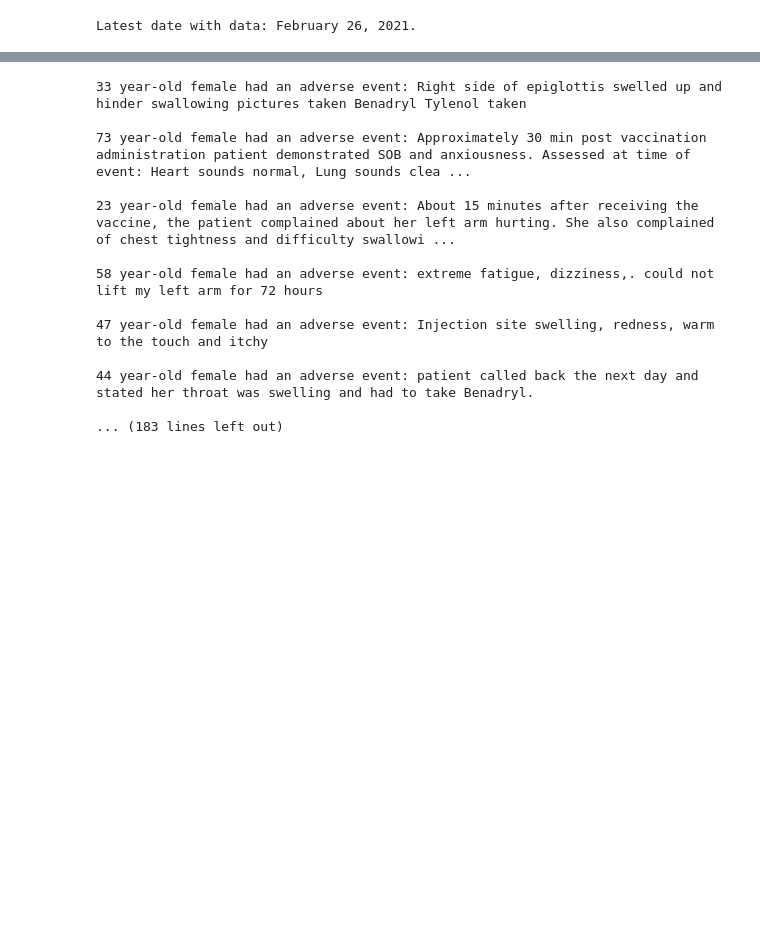
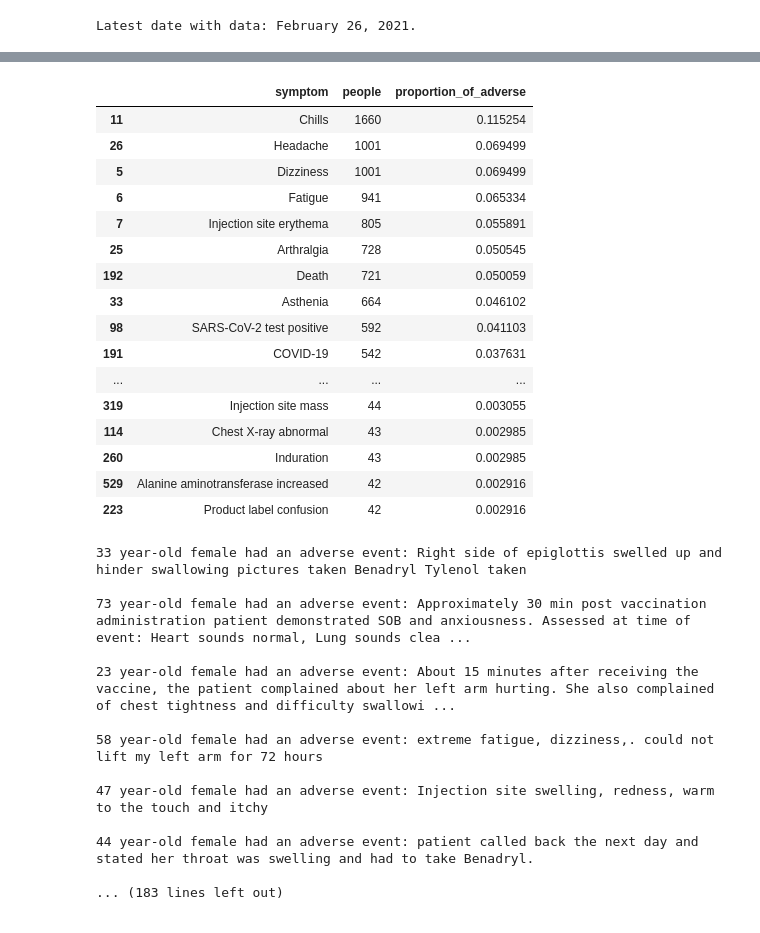
Before and after one commit to allswellthatsmaxwell/vaccine-adverse-events, a Jupyter notebook: 00_core.ipynb, the cells around one changed output, grey strips where cells are left out. Drawn from its saved outputs; the diff is of its cells as text; code cells hidden in the pictures; blank space fills up the shorter version.

```diff
--- a/00_core.ipynb
+++ b/00_core.ipynb
@@ -146,3 +183,53 @@ def get_row_desc(row):
+# %%
+class SymptomCounter:
+    def __init__(self, symptoms_frame):
+        self.people_to_symptoms = {}
+        self.symptoms_to_counts = {}
+        self.symptoms = self.symptoms_to_counts.keys()
+        self.people = self.people_to_symptoms.keys()
+        for i, row in symptoms_frame.iterrows():
+            self.process_row(row)
+
+
+    def process_row(self, row):
+        person = row['vaers_id']
+        if person not in self.people_to_symptoms:
+            self.people_to_symptoms[person] = set()
+            for key in ('symptom1', 'symptom2'):
+                symptom = row[key]
+                if pd.isnull(symptom):
+                    continue
+                self.people_to_symptoms[person].add(symptom)
+                if symptom not in self.symptoms_to_counts:
+                    self.symptoms_to_counts[symptom] = 0
+                self.symptoms_to_counts[symptom] += 1
+
+sc = SymptomCounter(data['symptoms'])
+# %%
+symptom_counts_df = pd.DataFrame.from_dict(sc.symptoms_to_counts, orient='index').reset_index()
+symptom_counts_df.columns = ['symptom', 'people']
+symptom_counts_df['proportion_of_adverse'] = symptom_counts_df['people'] / len(sc.people)
+symptom_counts_df.sort_values('people', ascending=False, inplace=True)
+with pd.option_context('display.max_rows', 500):
+    display(symptom_counts_df.head(100))
+# %% [output]
+|  | symptom | people | proportion_of_adverse |
+| 11 | Chills | 1660 | 0.115254 |
+| 26 | Headache | 1001 | 0.069499 |
+| 5 | Dizziness | 1001 | 0.069499 |
+| 6 | Fatigue | 941 | 0.065334 |
+| 7 | Injection site erythema | 805 | 0.055891 |
+| 25 | Arthralgia | 728 | 0.050545 |
+| 192 | Death | 721 | 0.050059 |
+| 33 | Asthenia | 664 | 0.046102 |
+| 98 | SARS-CoV-2 test positive | 592 | 0.041103 |
+| 191 | COVID-19 | 542 | 0.037631 |
+| ... | ... | ... | ... |
+| 319 | Injection site mass | 44 | 0.003055 |
+| 114 | Chest X-ray abnormal | 43 | 0.002985 |
+| 260 | Induration | 43 | 0.002985 |
+| 529 | Alanine aminotransferase increased | 42 | 0.002916 |
+| 223 | Product label confusion | 42 | 0.002916 |
 # %%
 max_rows = 100
 for i, row in data['reports'].iterrows():
```
Also changed, not shown: parts of 4 cells of this notebook.
